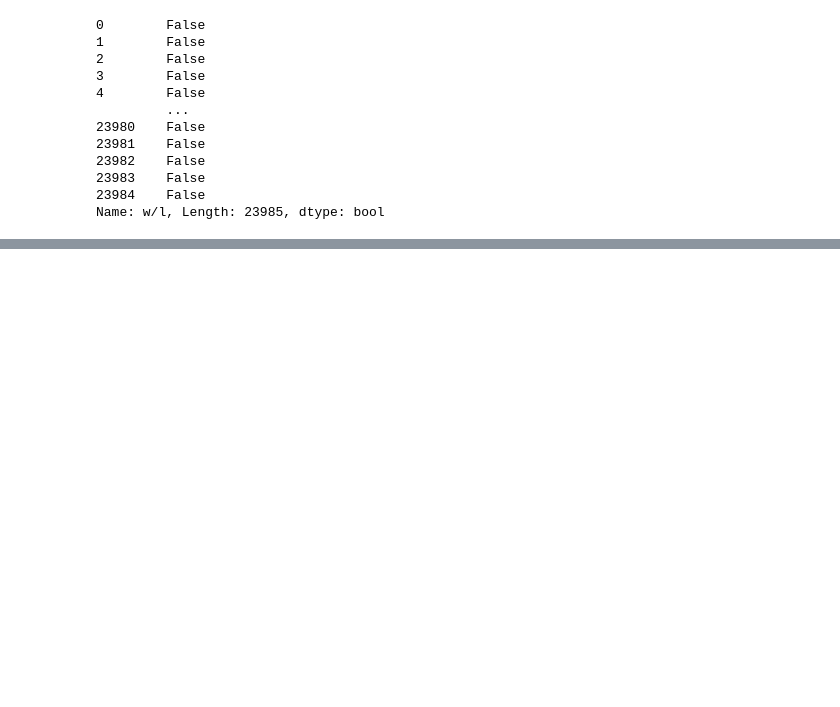
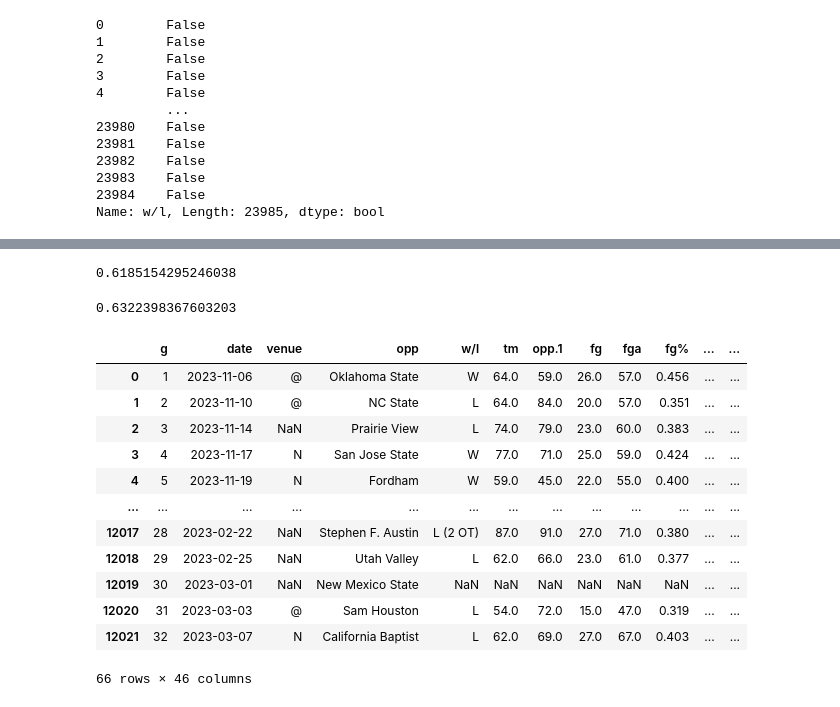
Before and after one commit to crosbymc28/NCAA-ML-Prediction, a Jupyter notebook: NCAA_ML.ipynb, the cells around one changed output, grey strips where cells are left out. Drawn from its saved outputs; the diff is of its cells as text; code cells hidden in the pictures; blank space fills up the shorter version.

```diff
--- a/NCAA_ML.ipynb
+++ b/NCAA_ML.ipynb
@@ -145,0 +166,4 @@ Name: 39, dtype: object
+# %%
+acc
+# %% [output]
+0.6185154295246038
@@ -145,0 +172,4 @@ Name: 39, dtype: object
+# %%
+precision_score(test["target"], preds)
+# %% [output]
+0.6322398367603203
@@ -145,0 +180,16 @@ Name: 39, dtype: object
+# %%
+group
+# %% [output]
+|  | g | date | venue | opp | w/l | tm | opp.1 | fg | fga | fg% | ... | ... |
+| 0 | 1 | 2023-11-06 | @ | Oklahoma State | W | 64.0 | 59.0 | 26.0 | 57.0 | 0.456 | ... | ... |
+| 1 | 2 | 2023-11-10 | @ | NC State | L | 64.0 | 84.0 | 20.0 | 57.0 | 0.351 | ... | ... |
+| 2 | 3 | 2023-11-14 | NaN | Prairie View | L | 74.0 | 79.0 | 23.0 | 60.0 | 0.383 | ... | ... |
+| 3 | 4 | 2023-11-17 | N | San Jose State | W | 77.0 | 71.0 | 25.0 | 59.0 | 0.424 | ... | ... |
+| 4 | 5 | 2023-11-19 | N | Fordham | W | 59.0 | 45.0 | 22.0 | 55.0 | 0.400 | ... | ... |
+| ... | ... | ... | ... | ... | ... | ... | ... | ... | ... | ... | ... | ... |
+| 12017 | 28 | 2023-02-22 | NaN | Stephen F. Austin | L (2 OT) | 87.0 | 91.0 | 27.0 | 71.0 | 0.380 | ... | ... |
+| 12018 | 29 | 2023-02-25 | NaN | Utah Valley | L | 62.0 | 66.0 | 23.0 | 61.0 | 0.377 | ... | ... |
+| 12019 | 30 | 2023-03-01 | NaN | New Mexico State | NaN | NaN | NaN | NaN | NaN | NaN | ... | ... |
+| 12020 | 31 | 2023-03-03 | @ | Sam Houston | L | 54.0 | 72.0 | 15.0 | 47.0 | 0.319 | ... | ... |
+| 12021 | 32 | 2023-03-07 | N | California Baptist | L | 62.0 | 69.0 | 27.0 | 67.0 | 0.403 | ... | ... |
+66 rows × 46 columns
```
Also changed, not shown: parts of 30 cells of this notebook, 1 other file.
